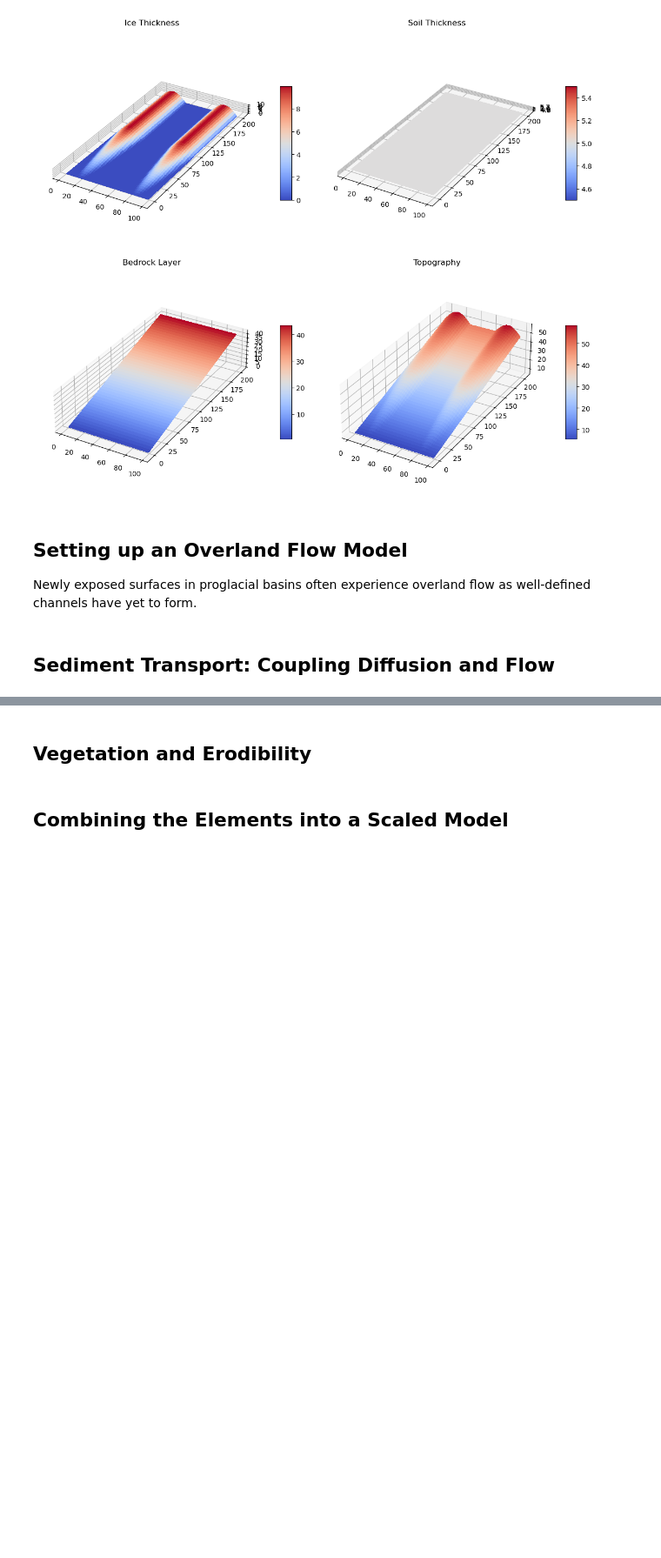
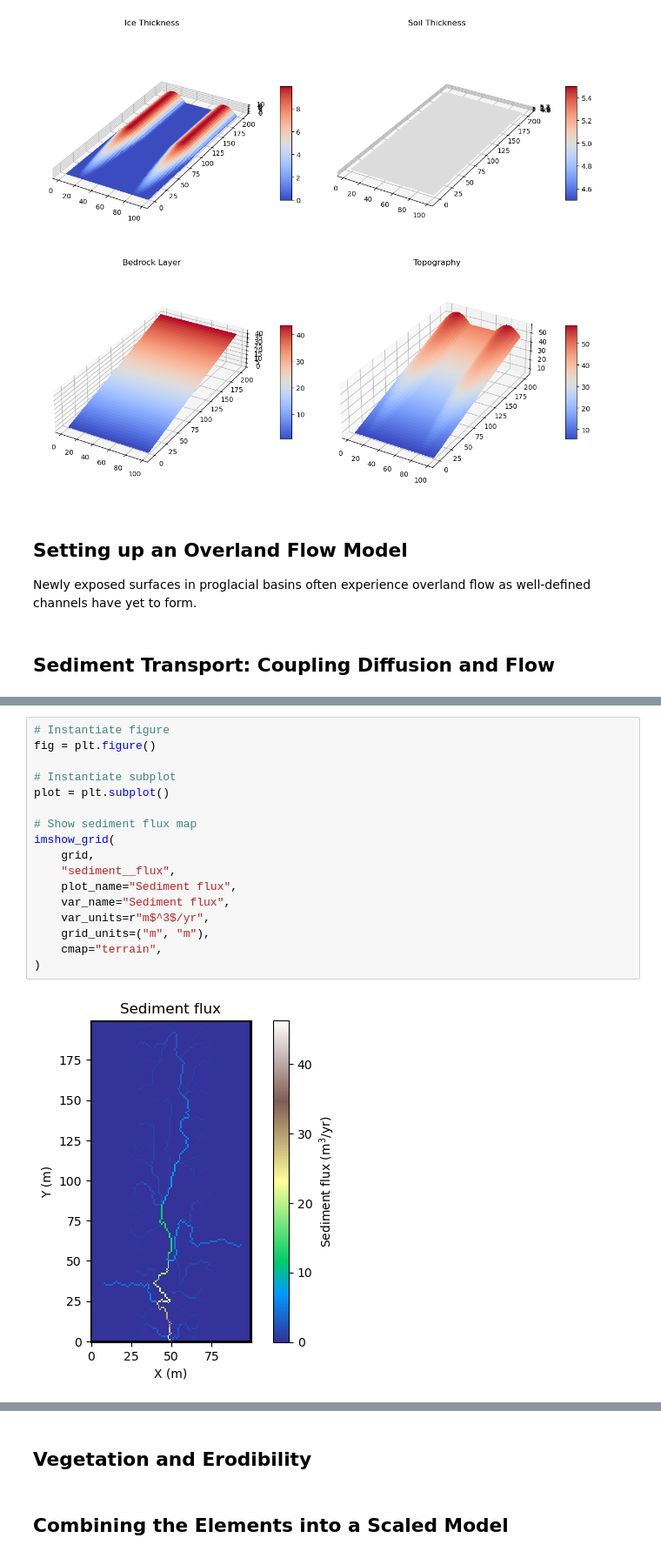
Before and after one commit to shaylatriant/2025-glacier-outbursts, a Jupyter notebook: post_glacial_lab.ipynb, the cells around one changed output, grey strips where cells are left out. Shown at 87% size. Drawn from its saved outputs; the diff is of its cells as text; blank space fills up the shorter version.

```diff
--- a/post_glacial_lab.ipynb
+++ b/post_glacial_lab.ipynb
@@ -154,0 +277,19 @@ Newly exposed surfaces in proglacial basins often experience overland flow as we
+# %%
+# Instantiate figure
+fig = plt.figure()
+
+# Instantiate subplot
+plot = plt.subplot()
+
+# Show sediment flux map
+imshow_grid(
+    grid,
+    "sediment__flux",
+    plot_name="Sediment flux",
+    var_name="Sediment flux",
+    var_units=r"m$^3$/yr",
+    grid_units=("m", "m"),
+    cmap="terrain",
+)
+# %% [output]
+[figure, added]
```
Also changed, not shown: parts of 7 cells of this notebook.
